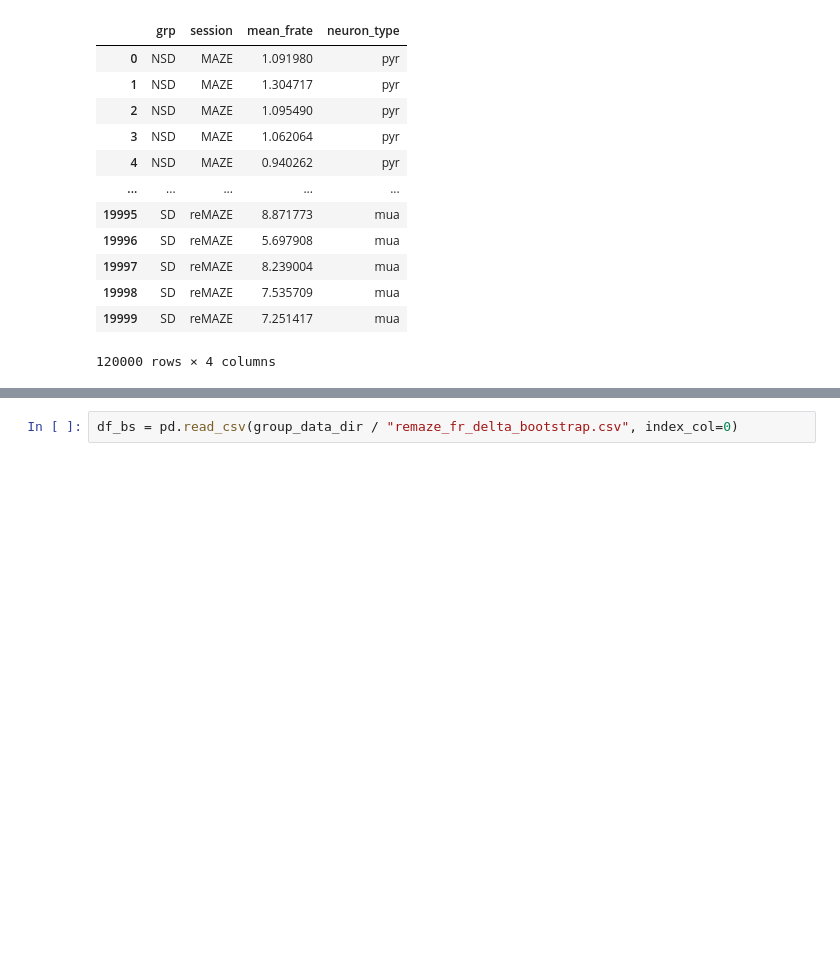
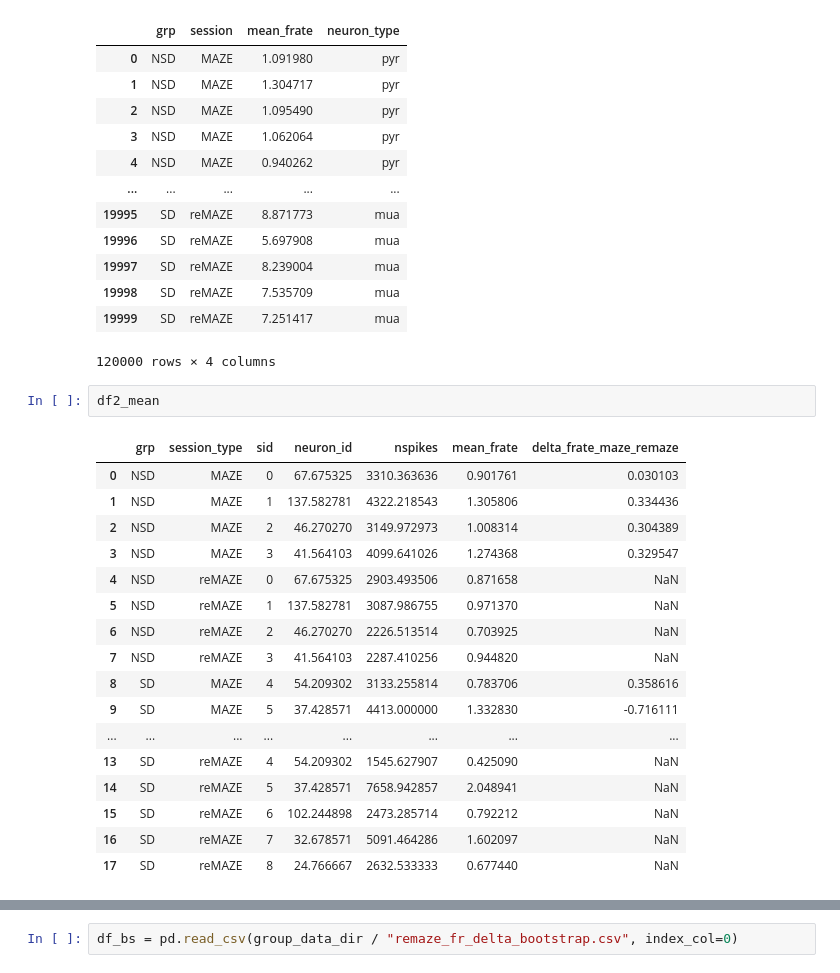
Before and after one commit to nkinsky/Projects_sandbox, a Jupyter notebook: sd_drift/sd_figure4_firing_rate_changes.ipynb, the cells around one changed output, grey strips where cells are left out. Cells and saved outputs as stored; diff of their text form; blank space fills up the shorter version.

```diff
--- a/sd_drift/sd_figure4_firing_rate_changes.ipynb
+++ b/sd_drift/sd_figure4_firing_rate_changes.ipynb
@@ -221,4 +223,24 @@ df_bs
 | 19998 | SD | reMAZE | 7.535709 | mua |
 | 19999 | SD | reMAZE | 7.251417 | mua |
 120000 rows × 4 columns
+# %%
+df2_mean
+# %% [output]
+|  | grp | session_type | sid | neuron_id | nspikes | mean_frate | delta_frate_maze_remaze |
+| 0 | NSD | MAZE | 0 | 67.675325 | 3310.363636 | 0.901761 | 0.030103 |
+| 1 | NSD | MAZE | 1 | 137.582781 | 4322.218543 | 1.305806 | 0.334436 |
+| 2 | NSD | MAZE | 2 | 46.270270 | 3149.972973 | 1.008314 | 0.304389 |
+| 3 | NSD | MAZE | 3 | 41.564103 | 4099.641026 | 1.274368 | 0.329547 |
+| 4 | NSD | reMAZE | 0 | 67.675325 | 2903.493506 | 0.871658 | NaN |
+| 5 | NSD | reMAZE | 1 | 137.582781 | 3087.986755 | 0.971370 | NaN |
+| 6 | NSD | reMAZE | 2 | 46.270270 | 2226.513514 | 0.703925 | NaN |
+| 7 | NSD | reMAZE | 3 | 41.564103 | 2287.410256 | 0.944820 | NaN |
+| 8 | SD | MAZE | 4 | 54.209302 | 3133.255814 | 0.783706 | 0.358616 |
+| 9 | SD | MAZE | 5 | 37.428571 | 4413.000000 | 1.332830 | -0.716111 |
+| ... | ... | ... | ... | ... | ... | ... | ... |
+| 13 | SD | reMAZE | 4 | 54.209302 | 1545.627907 | 0.425090 | NaN |
+| 14 | SD | reMAZE | 5 | 37.428571 | 7658.942857 | 2.048941 | NaN |
+| 15 | SD | reMAZE | 6 | 102.244898 | 2473.285714 | 0.792212 | NaN |
+| 16 | SD | reMAZE | 7 | 32.678571 | 5091.464286 | 1.602097 | NaN |
+| 17 | SD | reMAZE | 8 | 24.766667 | 2632.533333 | 0.677440 | NaN |
 # %%
```
Also changed, not shown: parts of 11 cells of this notebook.
